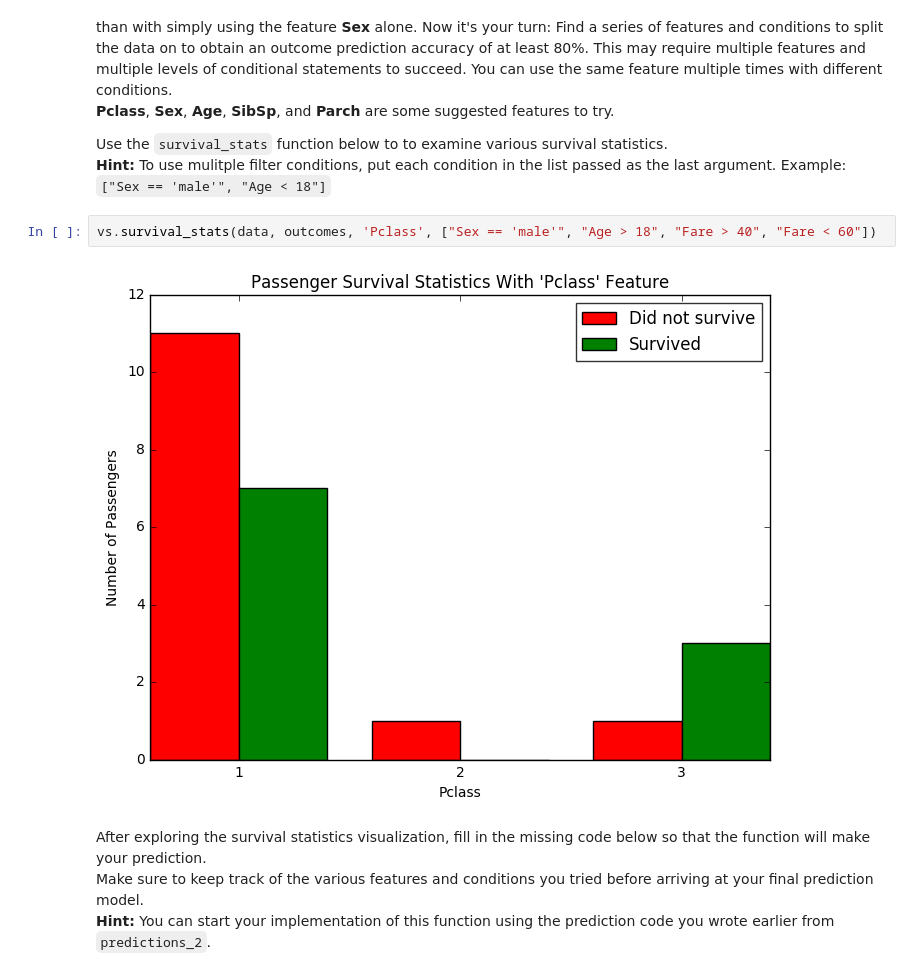
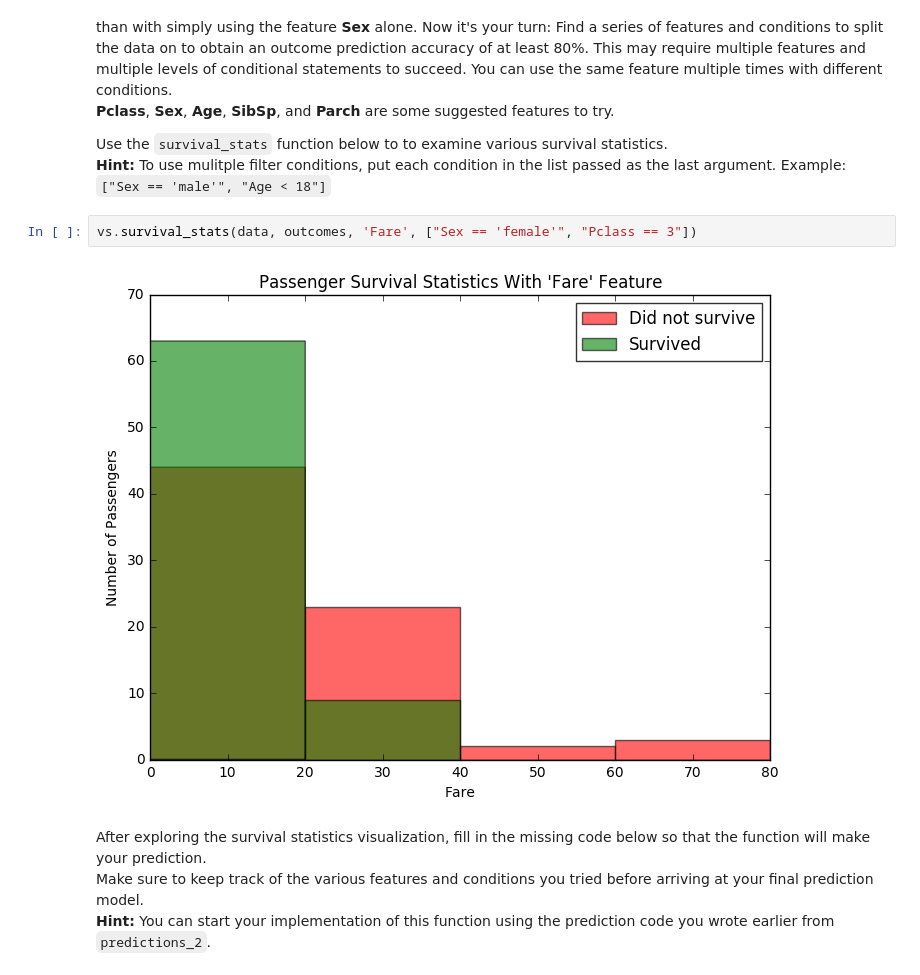
Before and after one commit to peterhwang2010/titanic_survival_exploration, a Jupyter notebook: titanic_survival_exploration.ipynb, the cells around one changed output. Saved outputs shown, nothing was run; the diff lists cells and outputs as text.

```diff
--- a/titanic_survival_exploration.ipynb
+++ b/titanic_survival_exploration.ipynb
@@ -219,9 +219,9 @@ Adding the feature **Age** as a condition in conjunction with **Sex** improves t
 Use the `survival_stats` function below to to examine various survival statistics.
 **Hint:** To use mulitple filter conditions, put each condition in the list passed as the last argument. Example: `["Sex == 'male'", "Age < 18"]`
 # %%
-vs.survival_stats(data, outcomes, 'Pclass', ["Sex == 'male'", "Age > 18", "Fare > 40", "Fare < 60"])
+vs.survival_stats(data, outcomes, 'Fare', ["Sex == 'female'", "Pclass == 3"])
 # %% [output]
-[figure, old version]
+[figure, new version]
 # %% [markdown]
 After exploring the survival statistics visualization, fill in the missing code below so that the function will make your prediction.
 Make sure to keep track of the various features and conditions you tried before arriving at your final prediction model.
```
Also changed, not shown: parts of 6 cells of this notebook, 1 other file.
